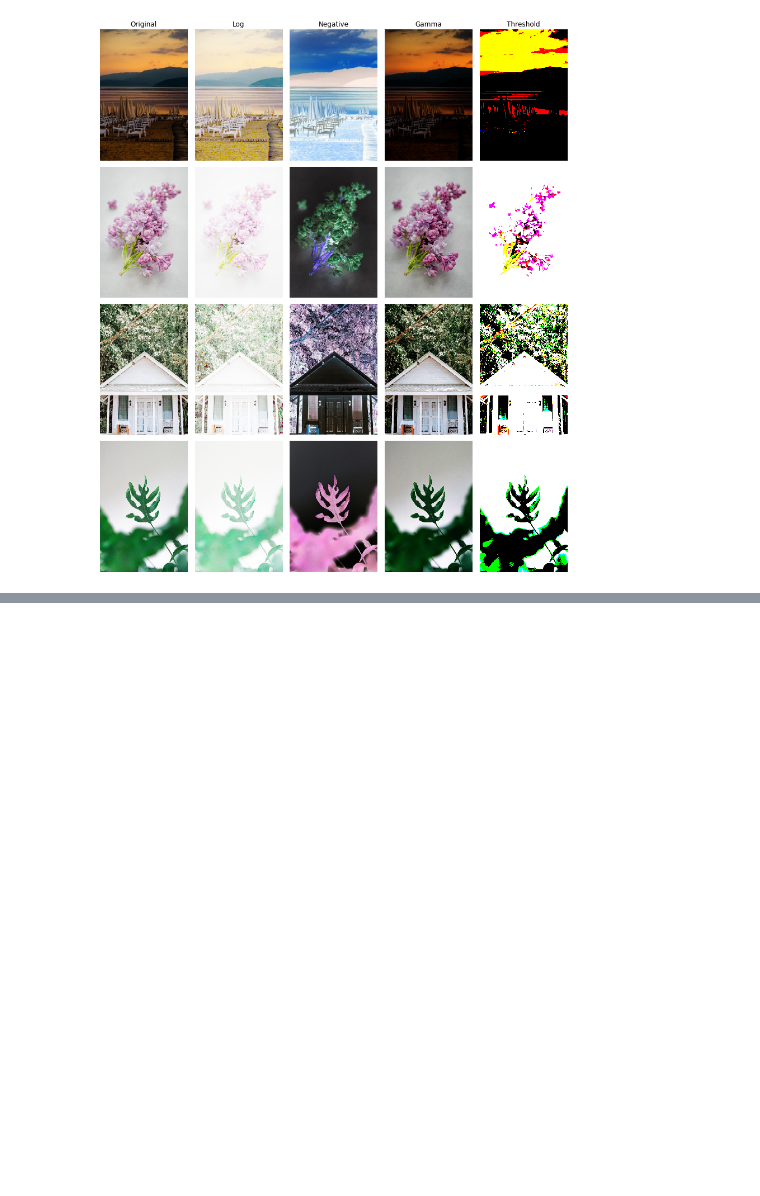
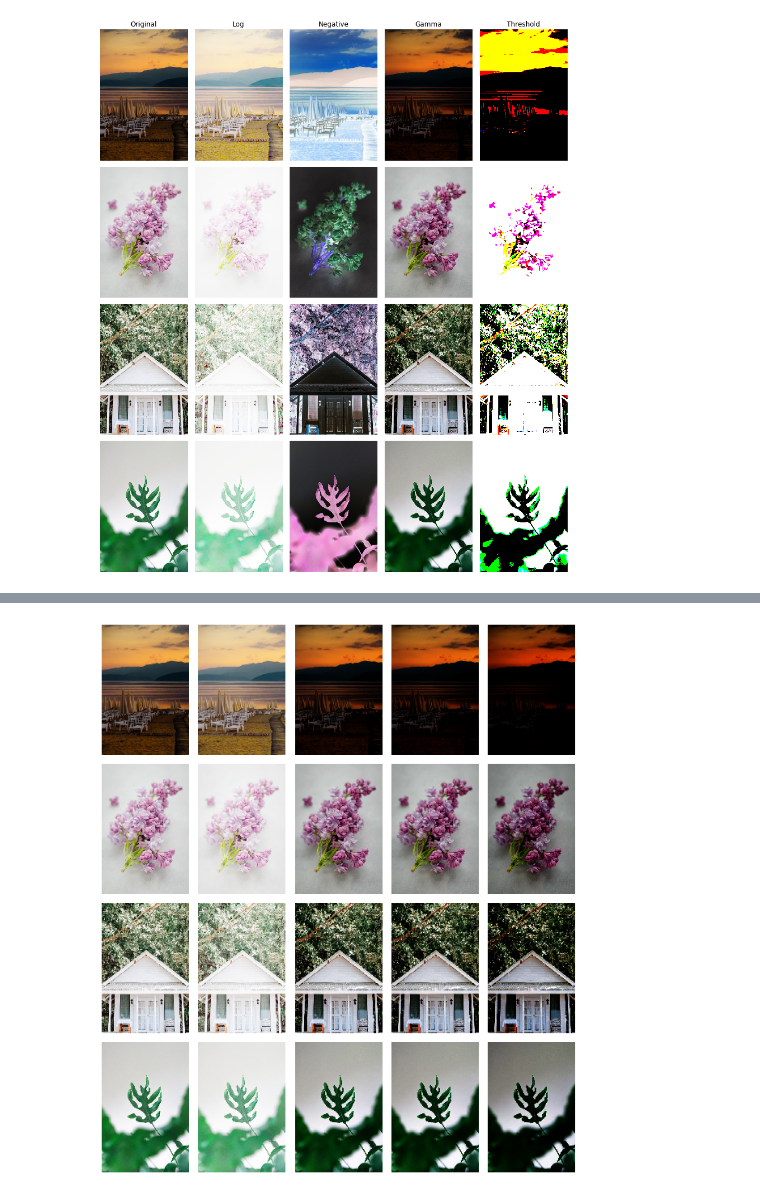
Before and after one commit to ldnam/Transformation-Filter-Unsharpmasking_project, a Jupyter notebook: Transformation.ipynb, the cells around one changed output, grey strips where cells are left out. Cells and saved outputs as stored; diff of their text form; code cells hidden in the pictures; blank space fills up the shorter version.

```diff
--- a/Transformation.ipynb
+++ b/Transformation.ipynb
@@ -118,0 +128,43 @@ plt.savefig(os.path.join('out-images', "all-threshold-images.pdf"), format='pdf'
+# %%
+new_images = []
+for img_name in img_names:
+    file_name = img_name + 'small.jpg'
+    img = Image.open(os.path.join('images', file_name))
+    f = np.array(img.getdata())
+    new_images = new_images + [img]
+
+for x in [0.5,2,2.5,4]:
+    def gamma_func(f, outputMax, inputMax):
+        c = (outputMax)/(inputMax**x)
+        g = c * (f**x)
+        return g
+    img_names = ['sunset', 'flower', 'house', 'leaf']
+    for img_name in img_names:
+        file_name = img_name + 'small.jpg'
+        img = Image.open(os.path.join('images', file_name))
+        f = np.array(img.getdata())
+        # Now, we use list comprehension to apply different transformation on the existing image:
+        new_images = new_images + [transform_img(f, img, gamma_func)]
+# %%
+columns = 4
+rows = len(img_names)+1
+fig = plt.figure(figsize=(8.5, 9.7))
+for i in range(columns*rows):
+    if (i%4)==0:
+        fig.add_subplot(columns, rows, i/4+1)
+        plt.imshow(new_images[i])
+    if (i%4)==1:
+        fig.add_subplot(columns, rows, (i-1)/4+6)
+        plt.imshow(new_images[i])
+    if (i%4)==2:
+        fig.add_subplot(columns, rows, (i-2)/4+11)
+        plt.imshow(new_images[i])
+    if (i%4)==3:
+        fig.add_subplot(columns, rows, (i-3)/4+16)
+        plt.imshow(new_images[i])
+    plt.axis("off")
+fig.tight_layout()
+# plt.show()
+plt.savefig(os.path.join('out-images', "all-gamma-images.pdf"), format='pdf', dpi=300)
+# %% [output]
+[figure, added]
```
Also changed, not shown: parts of 3 cells of this notebook, 1 other file.
